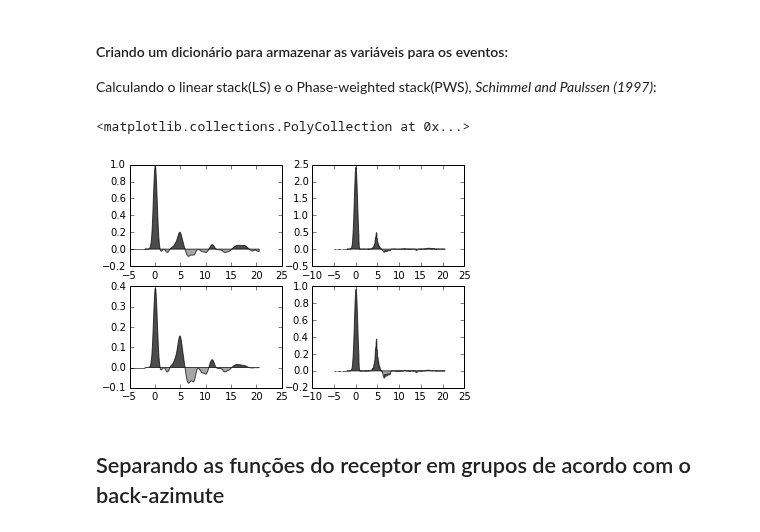
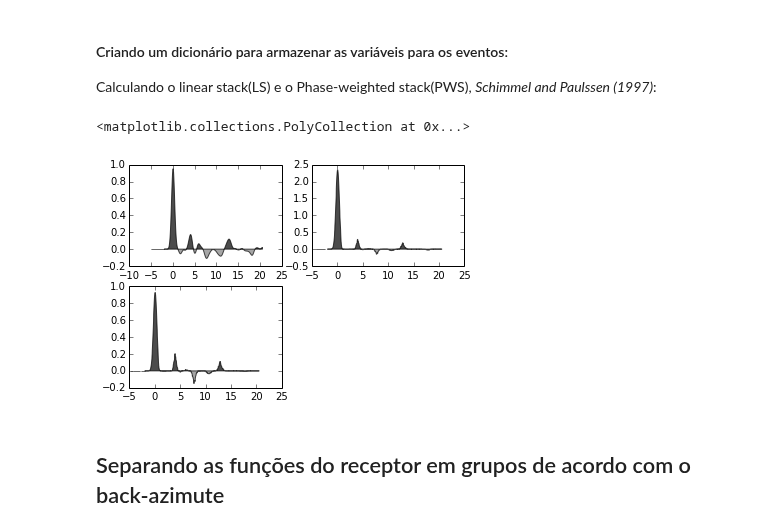
Before and after one commit to dIOGOLOC/projeto_mestrado, a Jupyter notebook: plotagem_funcao_receptor.ipynb, the cells around one changed output. Drawn from its saved outputs; the diff is of its cells as text; code cells hidden in the pictures.

```diff
--- a/plotagem_funcao_receptor.ipynb
+++ b/plotagem_funcao_receptor.ipynb
@@ -6,7 +6,7 @@ Módulos como glob, os e shutil são utilizados em algumas rotinas de busca e co
 # %% [markdown]
 <h3>Escolha da estação para plotar das funções do Receptor</h3>
 # %%
-STA = 'STA09'
+STA = 'SLP01'
 # %% [markdown]
 <h3>Procurando as funções do Receptor nas pastas das estações:</h3>
 # %%
@@ -61,11 +64,12 @@ for i in RFname:
 # %%
-tname = []
+tname = [i+'.tdecon.sac' for i in RFname]
 tlist = []
 tlistdecon = []
+tfilestemp = []
+pattern = '*.tdecon.sac'
 for root, dirs, tfiles in os.walk('/home/diogo/Processamento_subsal/process/'+STA+'/filtrados/'):
-    for tfile in tfiles:
-        if tfile.endswith('.tdecon.sac'):
-            tlistdecon.append(os.path.join(root, tfile))
+    for tfiles in fnmatch.filter(tfiles, pattern) and set(tfiles).intersection(tname):
+            tlistdecon.append(os.path.join(root, tfiles))
 # %% [markdown]
 <h3>Separando o nome de cada componente transversal e armazenando numa lista:</h3>
 # %%
@@ -108,11 +112,13 @@ STdados['stT'] = obspy.read('*t.sac')
 STdados['dataT'] = [i.data for i in STdados['stT']]
 STdados['timeR'] = [i.times() for i in STdados['stR']]
 STdados['timeT'] = [i.times() for i in STdados['stT']]
+STdados['dist'] = [format(i.stats.sac.dist,'.0f') for i in STdados['stR']]
 STdados['gcarc'] = [format(i.stats.sac.gcarc,'.0f') for i in STdados['stR']]
 STdados['BAZ'] = [format(i.stats.sac.baz,'.0f') for i in STdados['stR']]
 STdados['RP'] = [format(i.stats.sac.user8,'.5f') for i in STdados['stR']]
 STdados['orglist'] = np.argsort([i for i in STdados['RP']])
 STdados['orglistBAZ'] = np.argsort([i for i in STdados['BAZ']])
+STdados['orglistDIST'] = np.argsort([i for i in STdados['dist']])
 STdados['tPs'] = np.array(dados[:,1])
 STdados['tPpPs'] = np.array(dados[:,2])
 STdados['tPsPs'] = np.array(dados[:,3])
@@ -138,22 +144,18 @@ for i in xrange(len(STdados['stR'])):
 # %%
 gs = gridspec.GridSpec(2,2)
 ax1 = plt.subplot(gs[0])
 ax2 = plt.subplot(gs[1])
 ax3 = plt.subplot(gs[2])
-ax4 = plt.subplot(gs[3])
 
 ax1.fill_between(STdados['stack_time']-5,STdados['LS'],0,where=STdados['LS']>=0,facecolor='black',alpha=0.7, interpolate=True)
 ax1.fill_between(STdados['stack_time']-5,STdados['LS'],0,where=STdados['LS']<=0,facecolor='gray',alpha=0.7, interpolate=True)
 ax2.fill_between(STdados['stack_time']-5,STdados['PWS'],0,where=STdados['PWS']>=0,facecolor='black',alpha=0.7, interpolate=True)
 ax2.fill_between(STdados['stack_time']-5,STdados['PWS'],0,where=STdados['PWS']<=0,facecolor='gray',alpha=0.7, interpolate=True)
-ax3.fill_between(STdados['stack_time']-5,STdados['LS_window'],0,where=STdados['LS_window']>=0,facecolor='black',alpha=0.7, interpolate=True)
-ax3.fill_between(STdados['stack_time']-5,STdados['LS_window'],0,where=STdados['LS_window']<=0,facecolor='gray',alpha=0.7, interpolate=True)
-ax4.fill_between(STdados['stack_time']-5,STdados['PWS_window'],0,where=STdados['PWS_window']>=0,facecolor='black',alpha=0.7, interpolate=True)
-ax4.fill_between(STdados['stack_time']-5,STdados['PWS_window'],0,where=STdados['PWS_window']<=0,facecolor='gray',alpha=0.7, interpolate=True)
-#ax4.set_ylim([-0.5,1])
+ax3.fill_between(STdados['stack_time']-5,STdados['PWS_window'],0,where=STdados['PWS_window']>=0,facecolor='black',alpha=0.7, interpolate=True)
+ax3.fill_between(STdados['stack_time']-5,STdados['PWS_window'],0,where=STdados['PWS_window']<=0,facecolor='gray',alpha=0.7, interpolate=True)
 # %% [output]
 <matplotlib.collections.PolyCollection at 0x...>
-[figure, old version]
+[figure, new version]
 # %% [markdown]
 <h2>Separando as funções do receptor em grupos de acordo com o back-azimute</h2>
 # %% [markdown]
```
Also changed, not shown: parts of 23 cells of this notebook.
